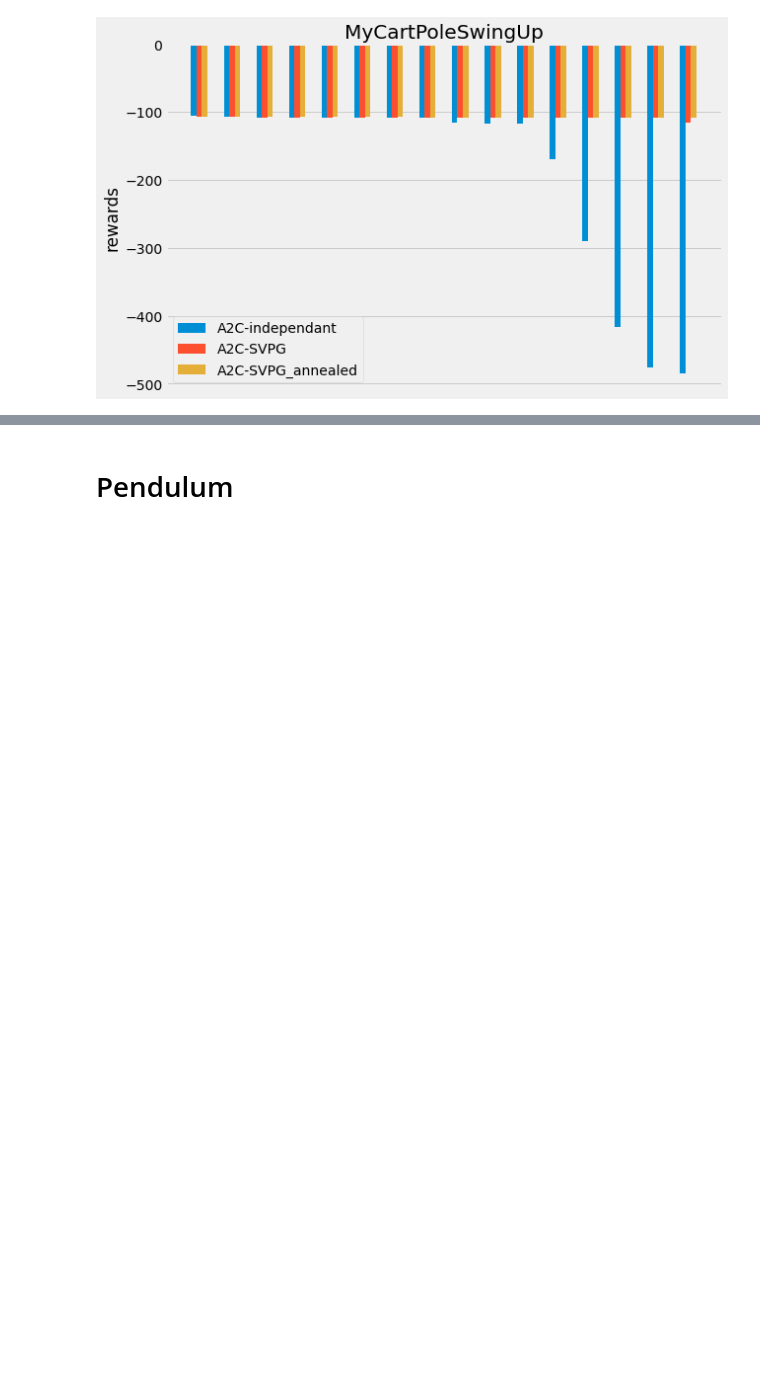
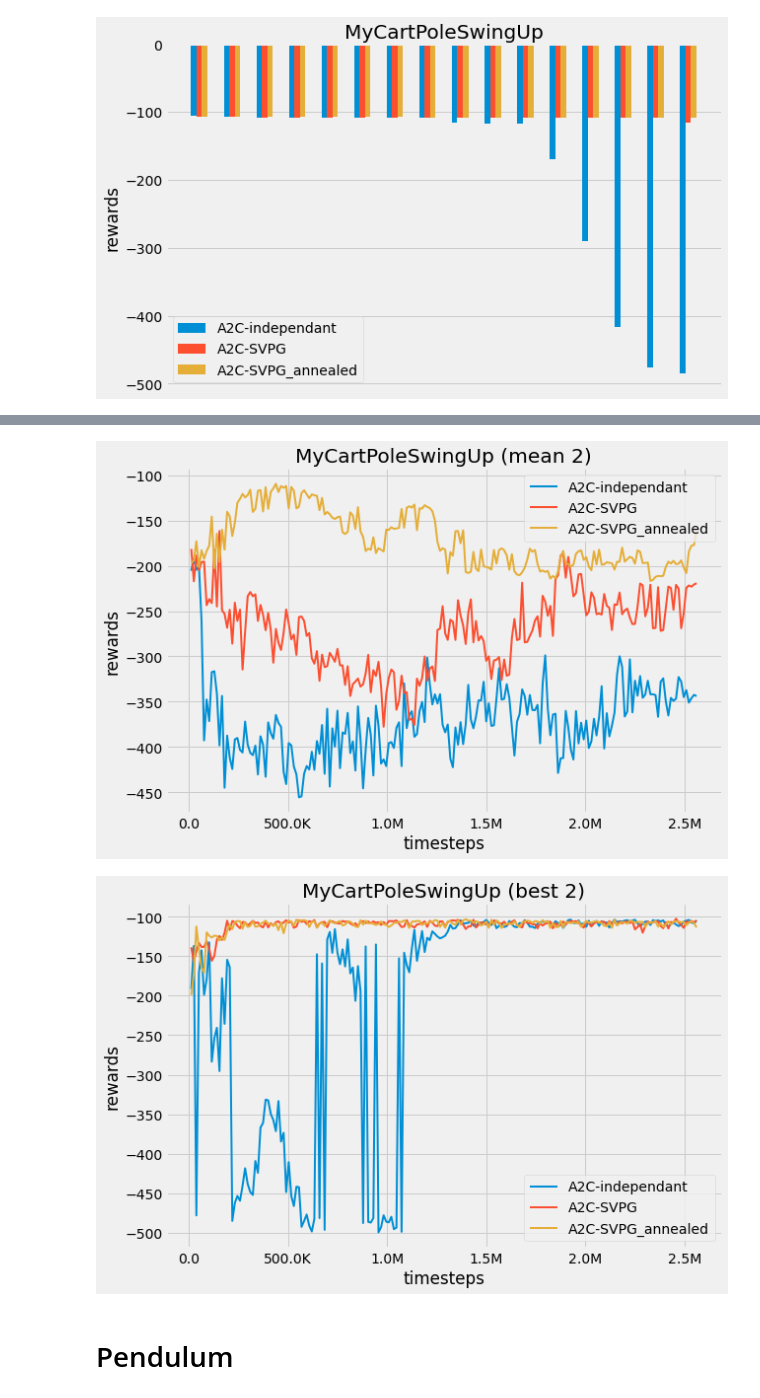
Before and after one commit to julesdubr/pandroide-svpg, a Jupyter notebook: plots/performance_comparison.ipynb, the cells around one changed output, grey strips where cells are left out. Cells and saved outputs as stored; diff of their text form; code cells hidden in the pictures; blank space fills up the shorter version.

```diff
--- a/plots/performance_comparison.ipynb
+++ b/plots/performance_comparison.ipynb
@@ -81,3 +103,11 @@ plot_histograms(rewards_list, "MyCartPoleSwingUp-v0")
+# %%
+directory = f"../runs/{env_name}/22-05-10/09-20-57/"
+
+plot_algos_performances(directory, suffix=2)
+plot_algos_performances(directory, suffix=2, mode="best")
+# %% [output]
+[figure, added]
+[figure, added]
 # %% [markdown]
 # Pendulum
 # %%
```
Also changed, not shown: parts of 5 cells of this notebook, 31 other files.
